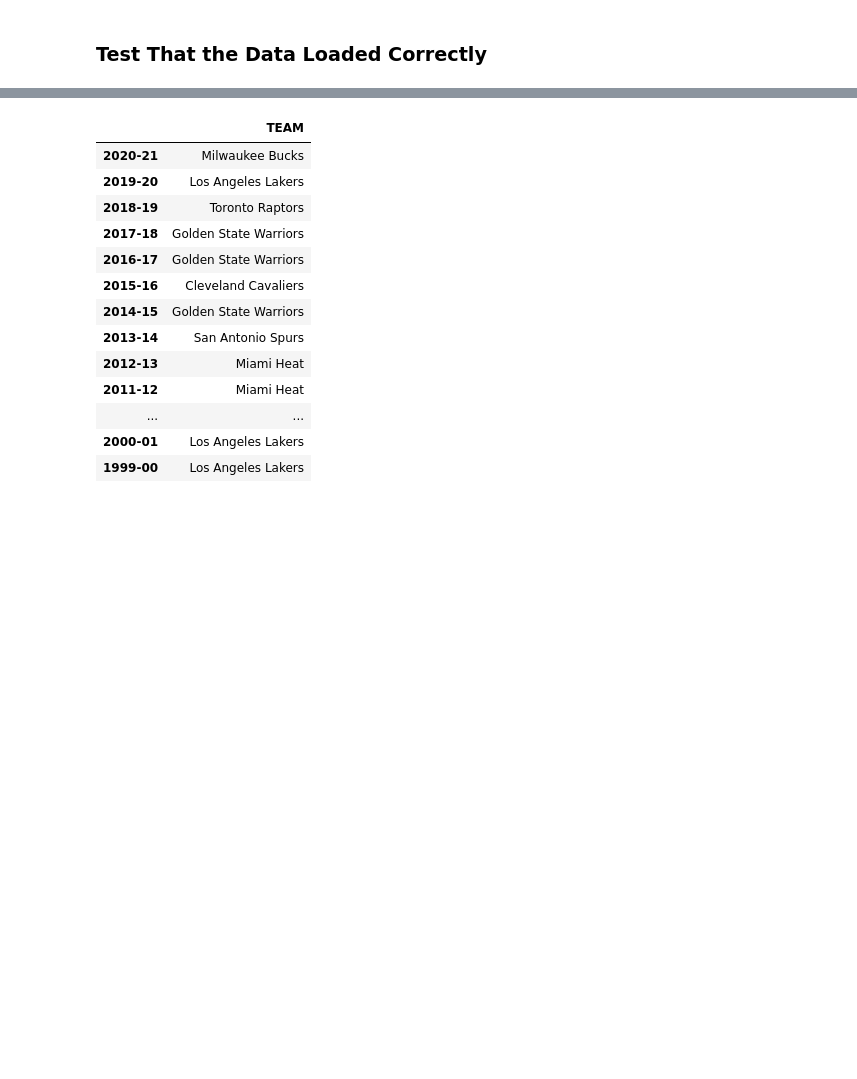
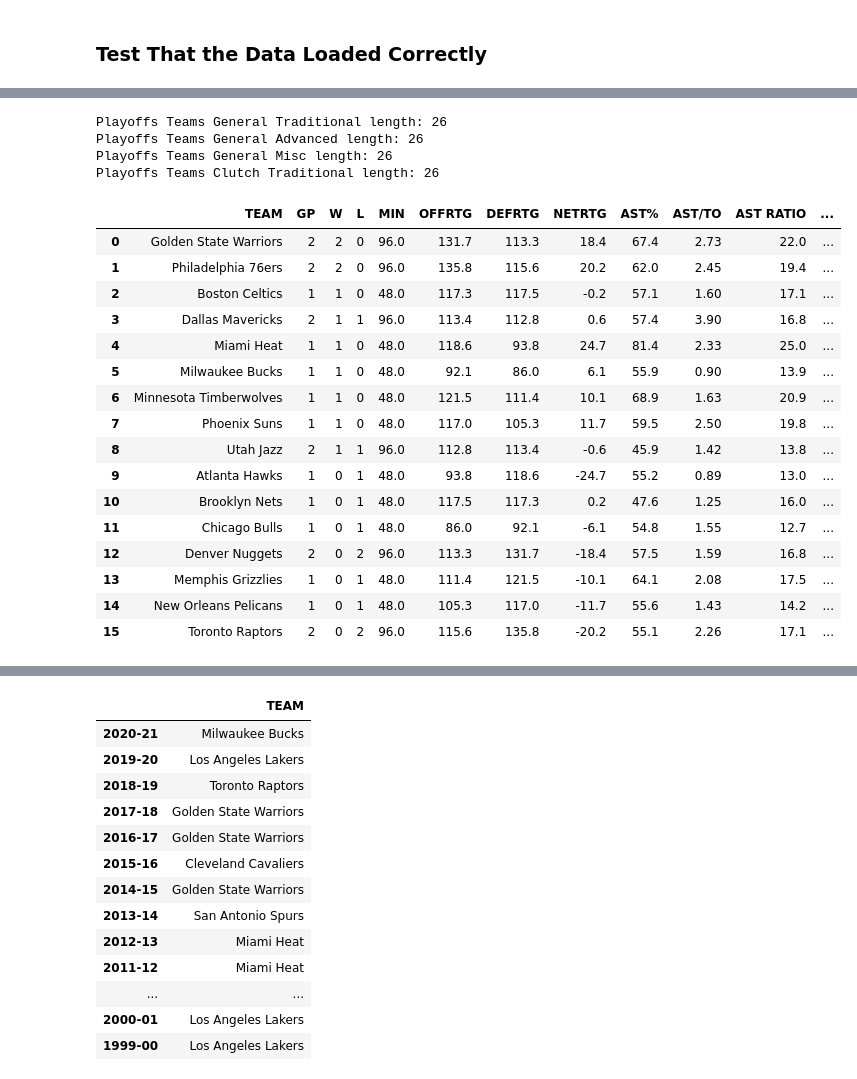
Before and after one commit to pascalegeday/NBA_Prediction_Analysis, a Jupyter notebook: nba_stats_transform_stage.ipynb, the cells around one changed output, grey strips where cells are left out. Drawn from its saved outputs; the diff is of its cells as text; code cells hidden in the pictures; blank space fills up the shorter version.

Commit message:
Add playoff team stats csv reading/writing

```diff
--- a/nba_stats_transform_stage.ipynb
+++ b/nba_stats_transform_stage.ipynb
@@ -77,6 +91,34 @@ team_stats["Teams General Advanced"]["2021-22"]
 | 27 | Detroit Pistons | 82 | 23 | 59 | 3956.0 | 105.6 | 113.3 | -7.7 | 61.5 | 1.65 | 17.1 | ... |
 | 28 | Orlando Magic | 82 | 22 | 60 | 3956.0 | 103.9 | 112.1 | -8.1 | 62.0 | 1.64 | 17.4 | ... |
 | 29 | Houston Rockets | 82 | 20 | 62 | 3951.0 | 108.1 | 116.4 | -8.3 | 59.8 | 1.43 | 17.1 | ... |
+# %%
+print("Playoffs Teams General Traditional length:", len(team_stats_playoffs["Teams General Traditional"]))
+print("Playoffs Teams General Advanced length:", len(team_stats_playoffs["Teams General Advanced"]))
+print("Playoffs Teams General Misc length:", len(team_stats_playoffs["Teams General Misc"]))
+print("Playoffs Teams Clutch Traditional length:", len(team_stats_playoffs["Teams Clutch Traditional"]))
+team_stats_playoffs["Teams General Advanced"]["2021-22"]
+# %% [output]
+Playoffs Teams General Traditional length: 26
+Playoffs Teams General Advanced length: 26
+Playoffs Teams General Misc length: 26
+Playoffs Teams Clutch Traditional length: 26
+|  | TEAM | GP | W | L | MIN | OFFRTG | DEFRTG | NETRTG | AST% | AST/TO | AST RATIO | ... |
+| 0 | Golden State Warriors | 2 | 2 | 0 | 96.0 | 131.7 | 113.3 | 18.4 | 67.4 | 2.73 | 22.0 | ... |
+| 1 | Philadelphia 76ers | 2 | 2 | 0 | 96.0 | 135.8 | 115.6 | 20.2 | 62.0 | 2.45 | 19.4 | ... |
+| 2 | Boston Celtics | 1 | 1 | 0 | 48.0 | 117.3 | 117.5 | -0.2 | 57.1 | 1.60 | 17.1 | ... |
+| 3 | Dallas Mavericks | 2 | 1 | 1 | 96.0 | 113.4 | 112.8 | 0.6 | 57.4 | 3.90 | 16.8 | ... |
+| 4 | Miami Heat | 1 | 1 | 0 | 48.0 | 118.6 | 93.8 | 24.7 | 81.4 | 2.33 | 25.0 | ... |
+| 5 | Milwaukee Bucks | 1 | 1 | 0 | 48.0 | 92.1 | 86.0 | 6.1 | 55.9 | 0.90 | 13.9 | ... |
+| 6 | Minnesota Timberwolves | 1 | 1 | 0 | 48.0 | 121.5 | 111.4 | 10.1 | 68.9 | 1.63 | 20.9 | ... |
+| 7 | Phoenix Suns | 1 | 1 | 0 | 48.0 | 117.0 | 105.3 | 11.7 | 59.5 | 2.50 | 19.8 | ... |
+| 8 | Utah Jazz | 2 | 1 | 1 | 96.0 | 112.8 | 113.4 | -0.6 | 45.9 | 1.42 | 13.8 | ... |
+| 9 | Atlanta Hawks | 1 | 0 | 1 | 48.0 | 93.8 | 118.6 | -24.7 | 55.2 | 0.89 | 13.0 | ... |
+| 10 | Brooklyn Nets | 1 | 0 | 1 | 48.0 | 117.5 | 117.3 | 0.2 | 47.6 | 1.25 | 16.0 | ... |
+| 11 | Chicago Bulls | 1 | 0 | 1 | 48.0 | 86.0 | 92.1 | -6.1 | 54.8 | 1.55 | 12.7 | ... |
+| 12 | Denver Nuggets | 2 | 0 | 2 | 96.0 | 113.3 | 131.7 | -18.4 | 57.5 | 1.59 | 16.8 | ... |
+| 13 | Memphis Grizzlies | 1 | 0 | 1 | 48.0 | 111.4 | 121.5 | -10.1 | 64.1 | 2.08 | 17.5 | ... |
+| 14 | New Orleans Pelicans | 1 | 0 | 1 | 48.0 | 105.3 | 117.0 | -11.7 | 55.6 | 1.43 | 14.2 | ... |
+| 15 | Toronto Raptors | 2 | 0 | 2 | 96.0 | 115.6 | 135.8 | -20.2 | 55.1 | 2.26 | 17.1 | ... |
 # %%
 playoff_teams_df
 # %% [output]
```
Also changed, not shown: parts of 4 cells of this notebook, 1 other file.
